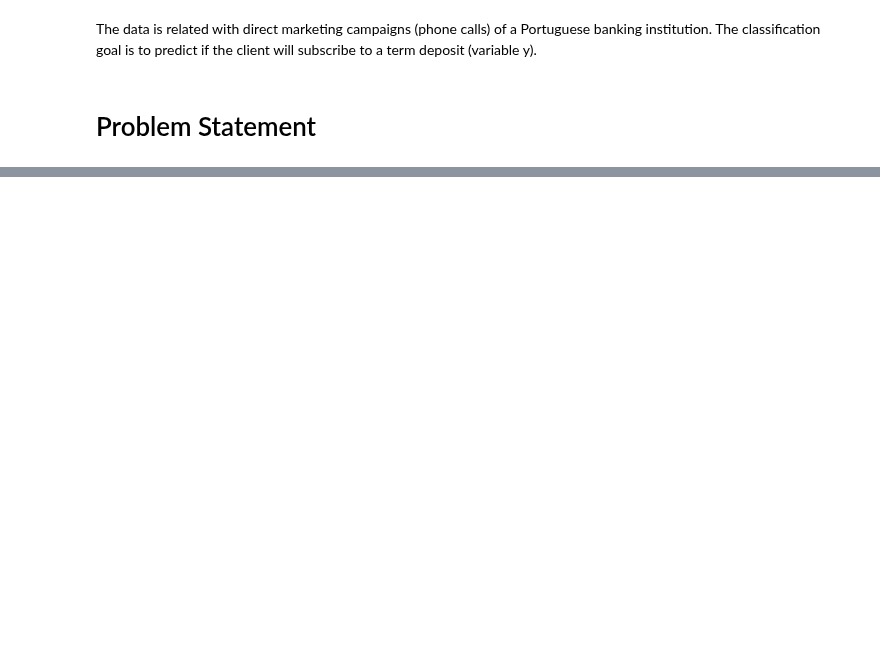
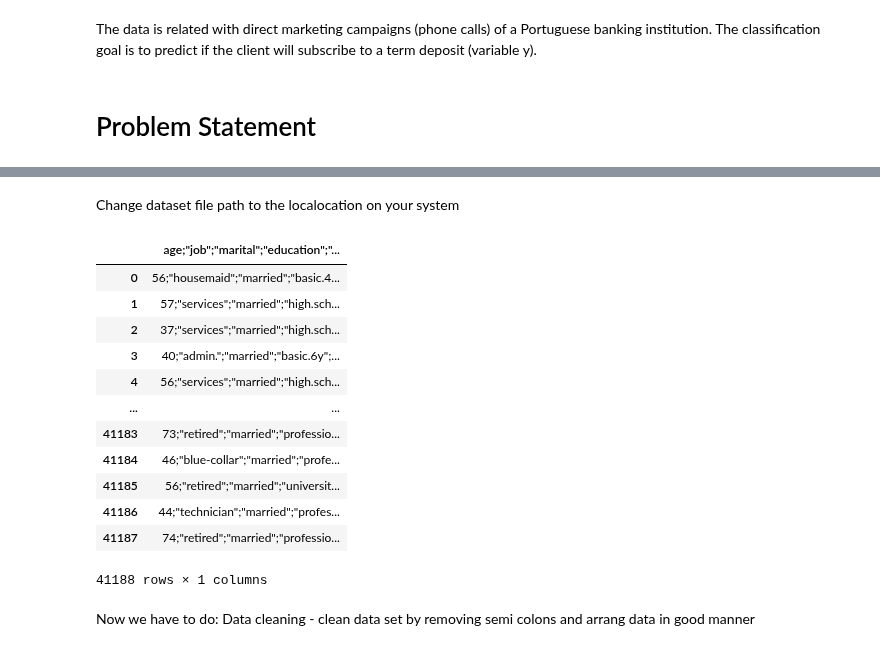
Before and after one commit to MJanbandhu/PortugeseBankMarketingProject, a Jupyter notebook: PRCP_1000.ipynb, the cells around one changed output, grey strips where cells are left out. Cells and saved outputs as stored; diff of their text form; code cells hidden in the pictures; blank space fills up the shorter version.

```diff
--- a/PRCP_1000.ipynb
+++ b/PRCP_1000.ipynb
@@ -18,0 +36,2 @@ from google.colab import drive
+# %% [markdown]
+Change dataset file path to the localocation on your system
@@ -18,0 +53,18 @@ from google.colab import drive
+# %%
+ data
+# %% [output]
+|  | age;"job";"marital";"education";"... |
+| 0 | 56;"housemaid";"married";"basic.4... |
+| 1 | 57;"services";"married";"high.sch... |
+| 2 | 37;"services";"married";"high.sch... |
+| 3 | 40;"admin.";"married";"basic.6y";... |
+| 4 | 56;"services";"married";"high.sch... |
+| ... | ... |
+| 41183 | 73;"retired";"married";"professio... |
+| 41184 | 46;"blue-collar";"married";"profe... |
+| 41185 | 56;"retired";"married";"universit... |
+| 41186 | 44;"technician";"married";"profes... |
+| 41187 | 74;"retired";"married";"professio... |
+41188 rows × 1 columns
+# %% [markdown]
+Now we have to do: Data cleaning - clean data set by removing semi colons and arrang data in good manner
```
Also changed, not shown: parts of 22 cells of this notebook.
